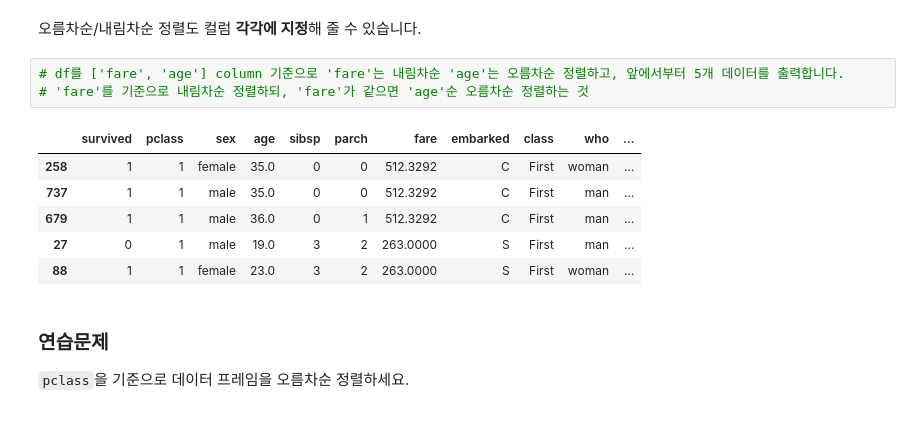
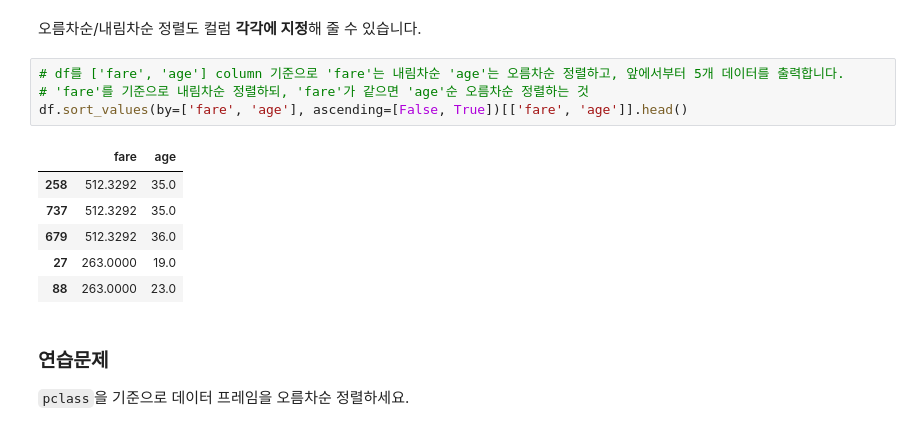
Before and after one commit to skyworld19/ds-school-advanced, a Jupyter notebook: 03_pandas_조회_정렬_조건_필터_LAB.ipynb, the cells around one changed output. Drawn from its saved outputs; the diff is of its cells as text.

```diff
--- a/03_pandas_조회_정렬_조건_필터_LAB.ipynb
+++ b/03_pandas_조회_정렬_조건_필터_LAB.ipynb
@@ -441,13 +534,14 @@ Categories (3, int64): [1, 2, 3]
 # %%
 # df를 ['fare', 'age'] column 기준으로 'fare'는 내림차순 'age'는 오름차순 정렬하고, 앞에서부터 5개 데이터를 출력합니다.
 # 'fare'를 기준으로 내림차순 정렬하되, 'fare'가 같으면 'age'순 오름차순 정렬하는 것
+df.sort_values(by=['fare', 'age'], ascending=[False, True])[['fare', 'age']].head()
 # %% [output]
-|  | survived | pclass | sex | age | sibsp | parch | fare | embarked | class | who | ... |
-| 258 | 1 | 1 | female | 35.0 | 0 | 0 | 512.3292 | C | First | woman | ... |
-| 737 | 1 | 1 | male | 35.0 | 0 | 0 | 512.3292 | C | First | man | ... |
-| 679 | 1 | 1 | male | 36.0 | 0 | 1 | 512.3292 | C | First | man | ... |
-| 27 | 0 | 1 | male | 19.0 | 3 | 2 | 263.0000 | S | First | man | ... |
-| 88 | 1 | 1 | female | 23.0 | 3 | 2 | 263.0000 | S | First | woman | ... |
+|  | fare | age |
+| 258 | 512.3292 | 35.0 |
+| 737 | 512.3292 | 35.0 |
+| 679 | 512.3292 | 36.0 |
+| 27 | 263.0000 | 19.0 |
+| 88 | 263.0000 | 23.0 |
 # %% [markdown]
 ### 연습문제
 `pclass`을 기준으로 데이터 프레임을 오름차순 정렬하세요.
```
Also changed, not shown: parts of 62 cells of this notebook.
